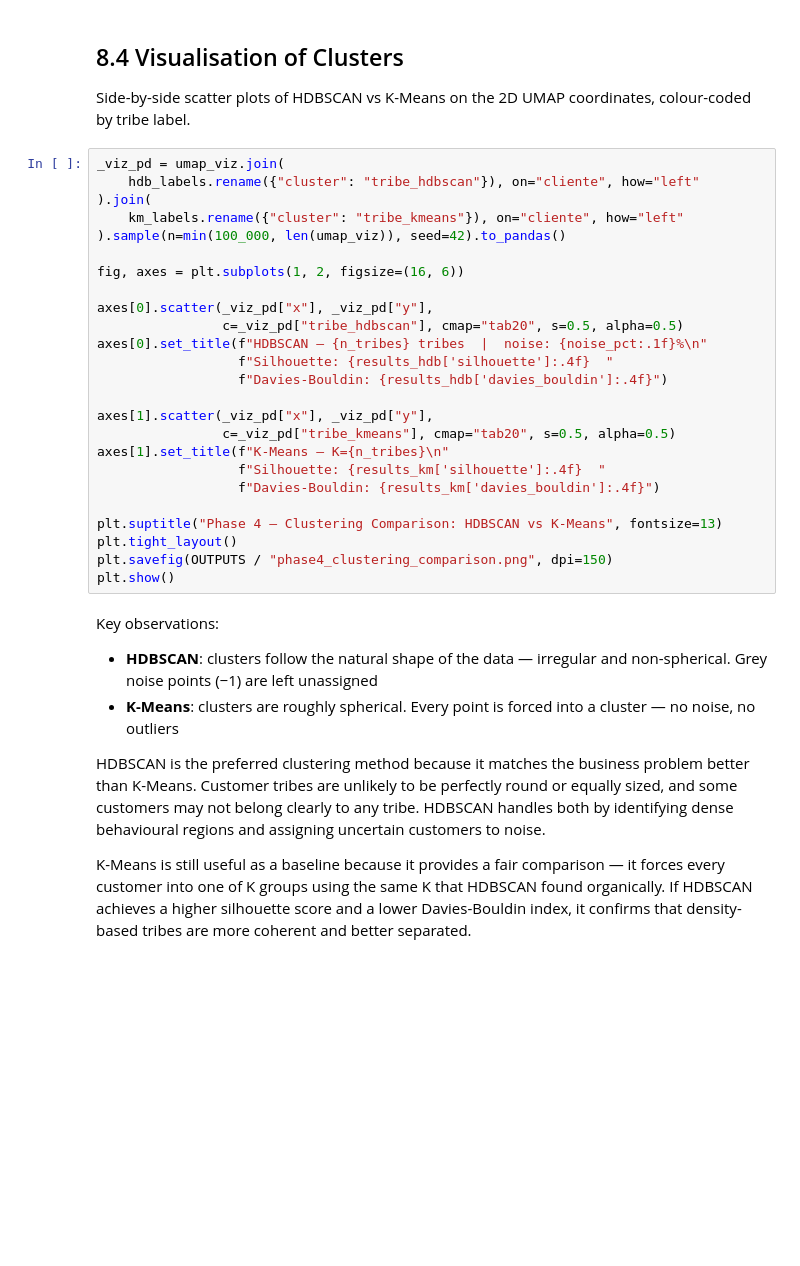
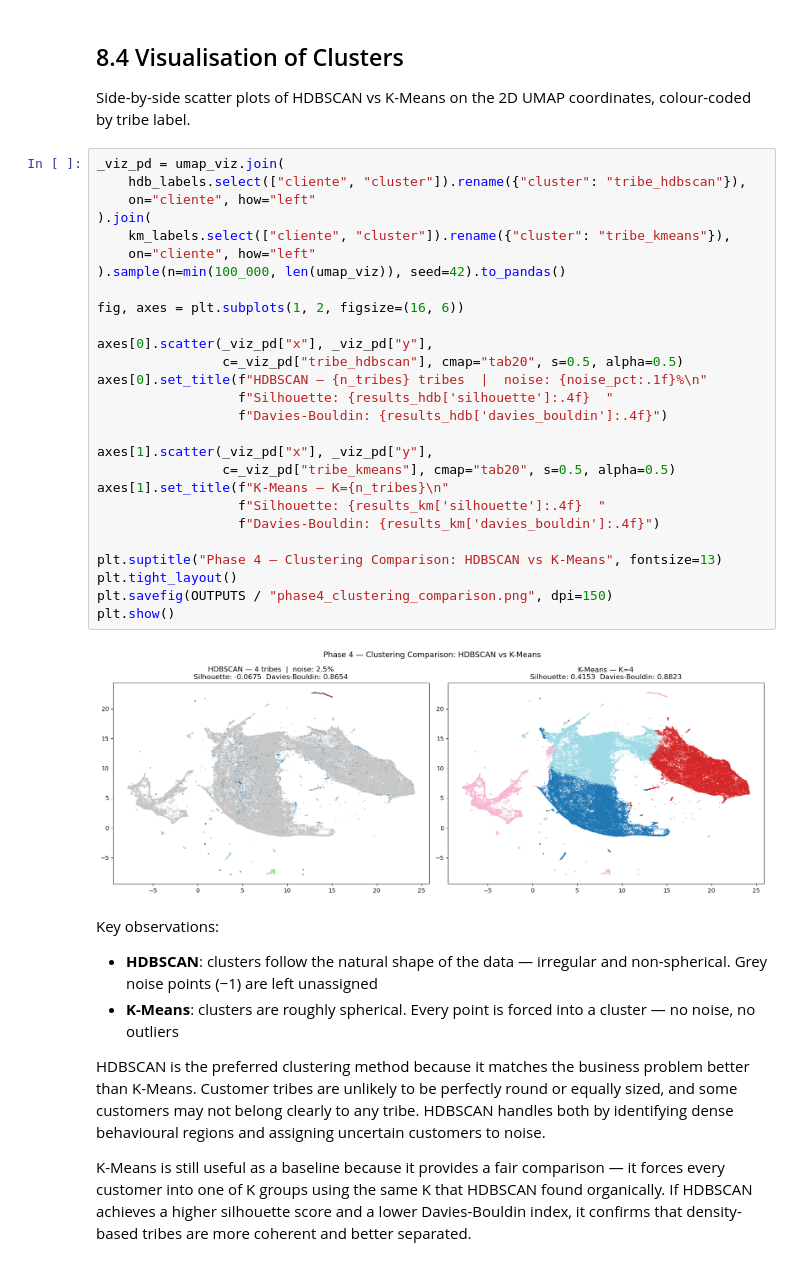
Before and after one commit to robsrot/carrefour_capstone, a Jupyter notebook: notebooks/03_ml_pipeline.ipynb, the cells around one changed output. Cells and saved outputs as stored; diff of their text form; blank space fills up the shorter version.

```diff
--- a/notebooks/03_ml_pipeline.ipynb
+++ b/notebooks/03_ml_pipeline.ipynb
@@ -866,29 +900,33 @@ print(cmp.to_string(index=False))
 Side-by-side scatter plots of HDBSCAN vs K-Means on the 2D UMAP coordinates, colour-coded by tribe label.
 # %%
 _viz_pd = umap_viz.join(
-    hdb_labels.rename({"cluster": "tribe_hdbscan"}), on="cliente", how="left"
+    hdb_labels.select(["cliente", "cluster"]).rename({"cluster": "tribe_hdbscan"}),
+    on="cliente", how="left"
 ).join(
-    km_labels.rename({"cluster": "tribe_kmeans"}), on="cliente", how="left"
+    km_labels.select(["cliente", "cluster"]).rename({"cluster": "tribe_kmeans"}),
+    on="cliente", how="left"
 ).sample(n=min(100_000, len(umap_viz)), seed=42).to_pandas()
 
 fig, axes = plt.subplots(1, 2, figsize=(16, 6))
 
 axes[0].scatter(_viz_pd["x"], _viz_pd["y"],
                 c=_viz_pd["tribe_hdbscan"], cmap="tab20", s=0.5, alpha=0.5)
 axes[0].set_title(f"HDBSCAN — {n_tribes} tribes  |  noise: {noise_pct:.1f}%\n"
                   f"Silhouette: {results_hdb['silhouette']:.4f}  "
                   f"Davies-Bouldin: {results_hdb['davies_bouldin']:.4f}")
 
 axes[1].scatter(_viz_pd["x"], _viz_pd["y"],
                 c=_viz_pd["tribe_kmeans"], cmap="tab20", s=0.5, alpha=0.5)
 axes[1].set_title(f"K-Means — K={n_tribes}\n"
                   f"Silhouette: {results_km['silhouette']:.4f}  "
                   f"Davies-Bouldin: {results_km['davies_bouldin']:.4f}")
 
 plt.suptitle("Phase 4 — Clustering Comparison: HDBSCAN vs K-Means", fontsize=13)
 plt.tight_layout()
 plt.savefig(OUTPUTS / "phase4_clustering_comparison.png", dpi=150)
 plt.show()
+# %% [output]
+[figure, added]
 # %% [markdown]
 Key observations:
 - **HDBSCAN**: clusters follow the natural shape of the data — irregular and non-spherical. Grey noise points (−1) are left unassigned
```
Also changed, not shown: parts of 14 cells of this notebook, 1 other file.
